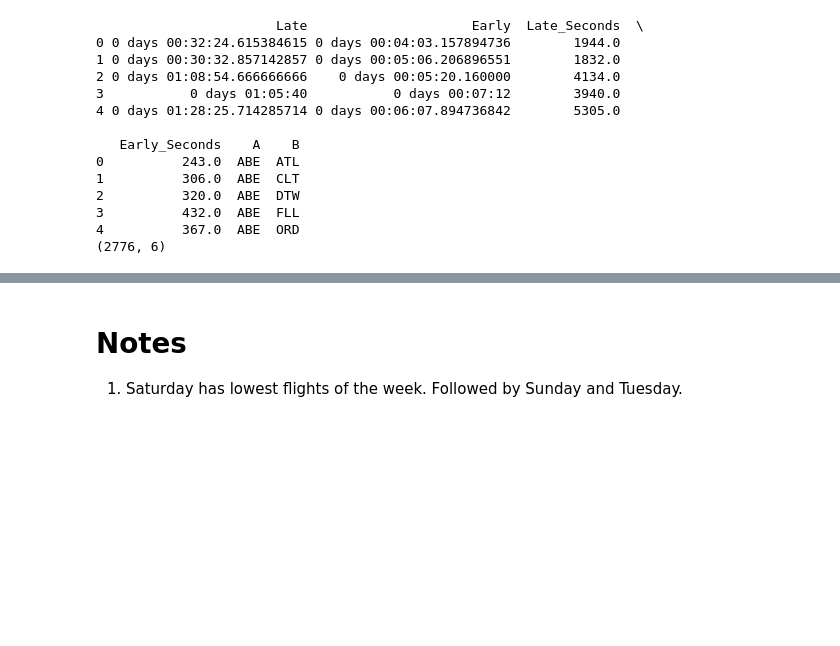
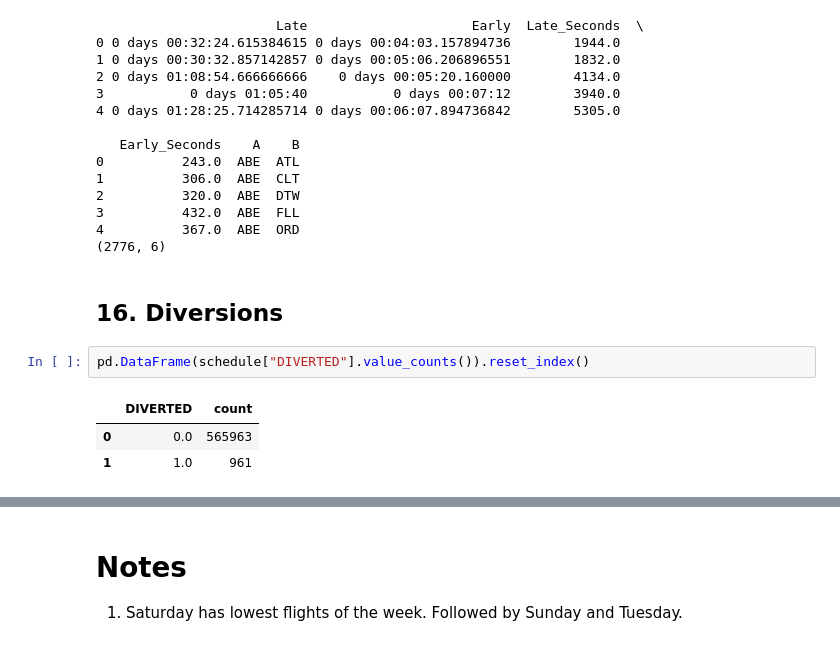
Before and after one commit to torchlightwizard/Data-Analysis-Flight-Travel, a Jupyter notebook: notebooks/eda.ipynb, the cells around one changed output, grey strips where cells are left out. Saved outputs shown, nothing was run; the diff lists cells and outputs as text; blank space fills up the shorter version.

```diff
--- a/notebooks/eda.ipynb
+++ b/notebooks/eda.ipynb
@@ -1073,3 +1075,11 @@ temp = None
 3          432.0  ABE  FLL
 4          367.0  ABE  ORD
 (2776, 6)
+# %% [markdown]
+## 16. Diversions
+# %%
+pd.DataFrame(schedule["DIVERTED"].value_counts()).reset_index()
+# %% [output]
+|  | DIVERTED | count |
+| 0 | 0.0 | 565963 |
+| 1 | 1.0 | 961 |
```
Also changed, not shown: parts of 24 cells of this notebook.
